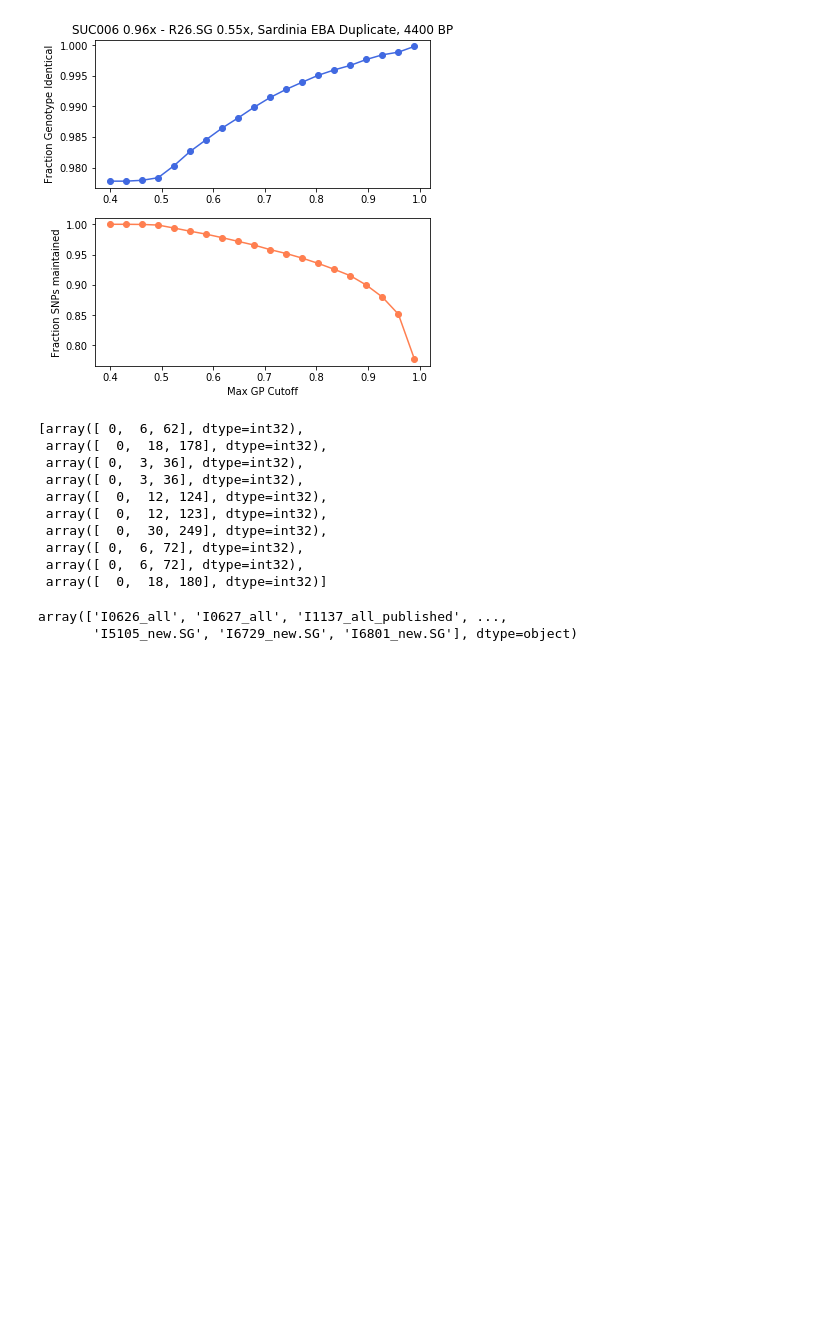
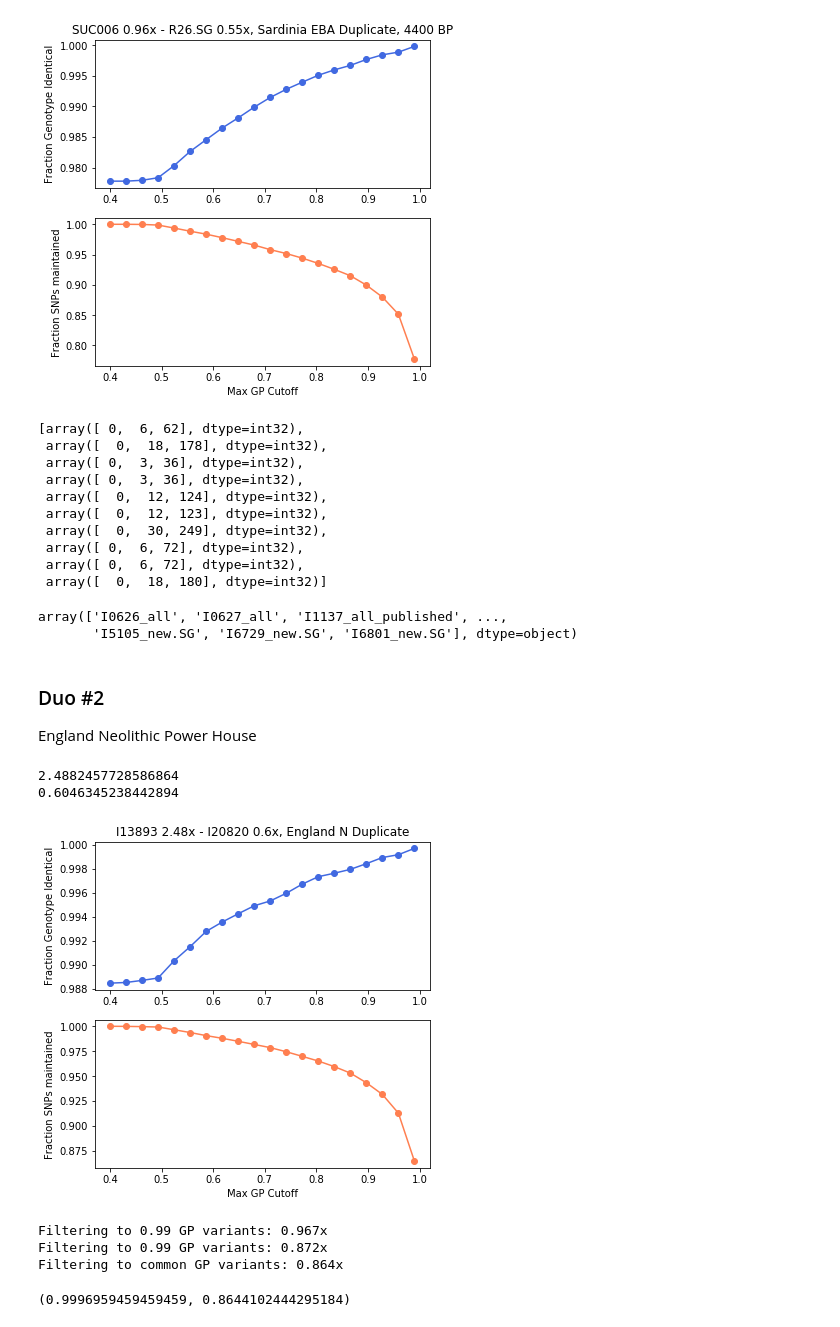
Before and after one commit to hringbauer/ancIBD, a Jupyter notebook: notebook/explore_analysis/explore_identical.ipynb, the cells around one changed output. Cells and saved outputs as stored; diff of their text form; code cells hidden in the pictures; blank space fills up the shorter version.

```diff
--- a/notebook/explore_analysis/explore_identical.ipynb
+++ b/notebook/explore_analysis/explore_identical.ipynb
@@ -168,3 +150,48 @@ array(['I0626_all', 'I0627_all', 'I1137_all_published', ...,
        'I5105_new.SG', 'I6729_new.SG', 'I6801_new.SG'], dtype=object)
 # %%
 j1 = get_idx_iid(f, "SUC006")
+# %% [markdown]
+### Duo #2
+England Neolithic Power House
+# %%
+f = h5py.File("./data/hdf5/1240k_v43/ch6.h5", "r") # Load for Sanity Check. See below!
+# %%
+j1 = get_idx_iid(f, "I13893")
+print(get_coverage(f, j1))
+j2 = get_idx_iid(f, "I20820")
+print(get_coverage(f, j2))
+# %% [output]
+2.4882457728586864
+0.6046345238442894
+# %%
+cutoffs = np.linspace(0.4,0.99,20)
+y = [get_fraction_identical(f, sample1="I13893", sample2="I20820", cutoff=c)
+         for c in cutoffs]
+y=np.array(y)
+identical=y[:,0]
+snp_frac=y[:,1]
+# %%
+fig = plt.figure(figsize=(6,6))
+
+gs = gridspec.GridSpec(2, 1, figure=fig)
+ax1 = fig.add_subplot(gs[1,0])
+ax = fig.add_subplot(gs[0, 0])
+ax.plot(cutoffs, identical, "o-", c="royalblue")
+
+ax.set_ylabel("Fraction Genotype Identical")
+ax.set_title("I13893 2.48x - I20820 0.6x, England N Duplicate")
+
+ax1.plot(cutoffs, snp_frac,"o-",c="coral")
+ax1.set_xlabel("Max GP Cutoff")
+ax1.set_ylabel("Fraction SNPs maintained")
+#ax1.tick_params(axis='y', labelcolor="coral")
+plt.show()
+# %% [output]
+[figure, added]
+# %%
+get_fraction_identical(f, sample1="I13893", sample2="I20820", cutoff=0.99)
+# %% [output]
+Filtering to 0.99 GP variants: 0.967x
+Filtering to 0.99 GP variants: 0.872x
+Filtering to common GP variants: 0.864x
+(0.9996959459459459, 0.8644102444295184)
```
Also changed, not shown: parts of 1 cell of this notebook, 5 other files.
